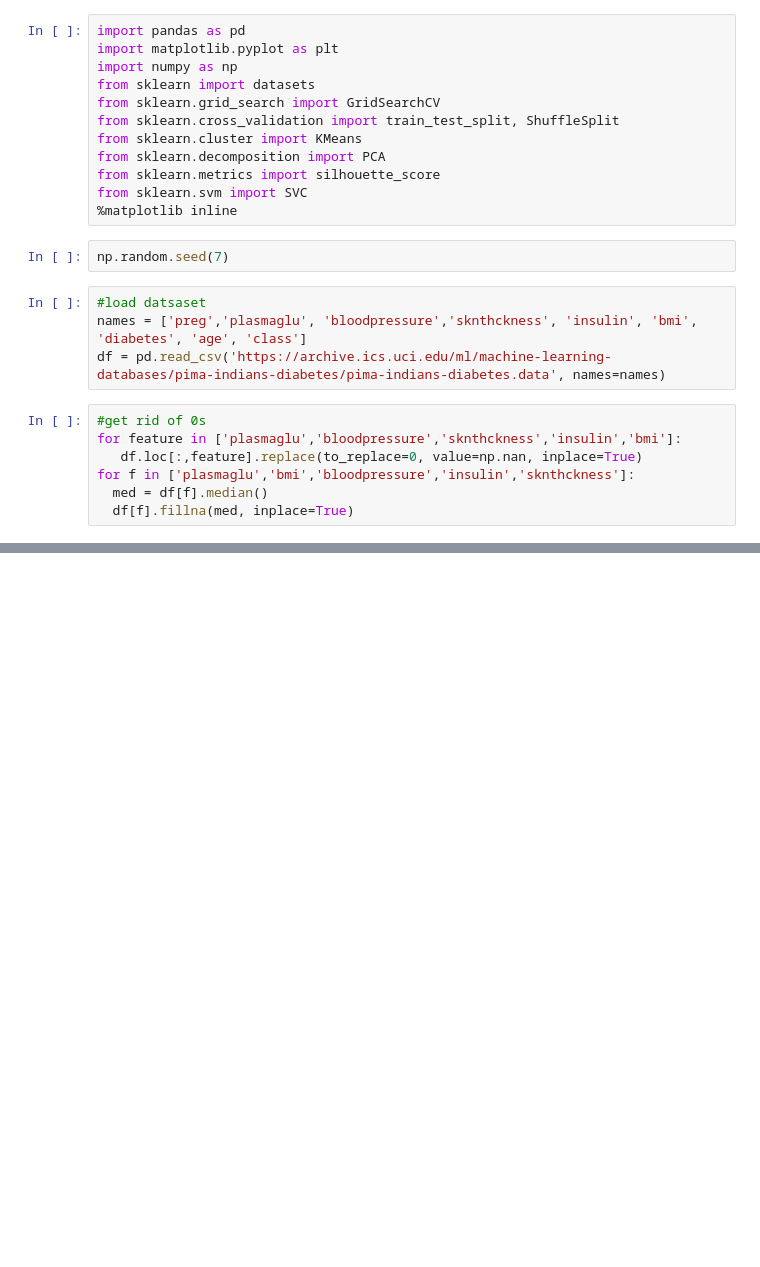
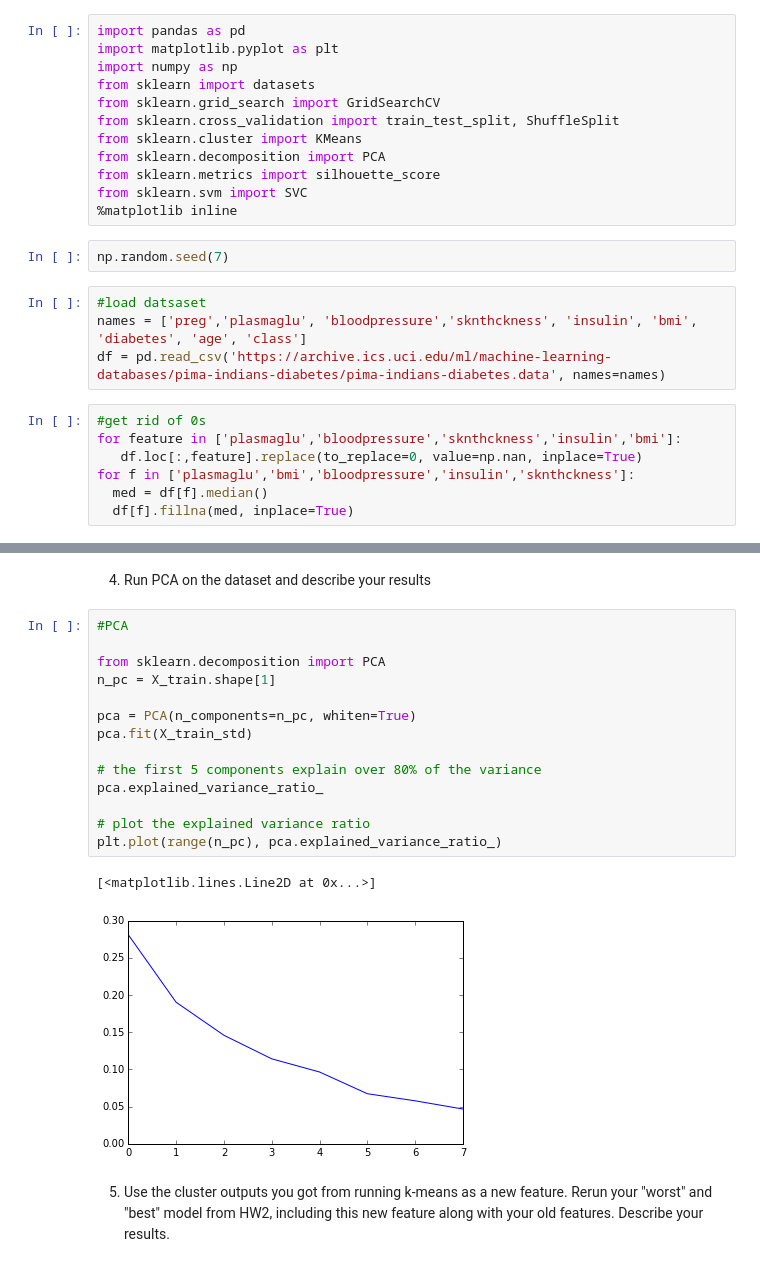
Before and after one commit to katherinebenjamin/Homeworks, a Jupyter notebook: Homework3_KateBenjamin.ipynb, the cells around one changed output, grey strips where cells are left out. Drawn from its saved outputs; the diff is of its cells as text; blank space fills up the shorter version.

```diff
--- a/Homework3_KateBenjamin.ipynb
+++ b/Homework3_KateBenjamin.ipynb
@@ -116,0 +104,21 @@ svm_pca.score(pca.transform(X_test_only), y_test)
+# %% [markdown]
+4. Run PCA on the dataset and describe your results
+# %%
+#PCA
+
+from sklearn.decomposition import PCA
+n_pc = X_train.shape[1]
+
+pca = PCA(n_components=n_pc, whiten=True)
+pca.fit(X_train_std)
+
+# the first 5 components explain over 80% of the variance
+pca.explained_variance_ratio_
+
+# plot the explained variance ratio
+plt.plot(range(n_pc), pca.explained_variance_ratio_)
+# %% [output]
+[<matplotlib.lines.Line2D at 0x...>]
+[figure, added]
+# %% [markdown]
+5. Use the cluster outputs you got from running k-means as a new feature. Rerun your "worst" and "best" model from HW2, including this new feature along with your old features. Describe your results.
```
Also changed, not shown: parts of 40 cells of this notebook.
